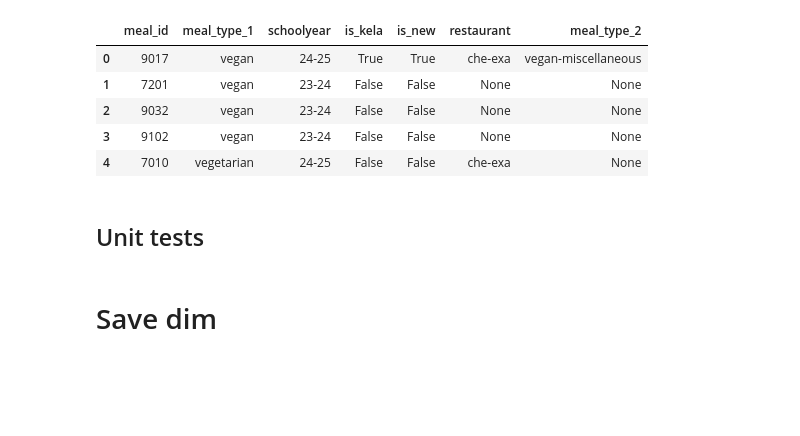
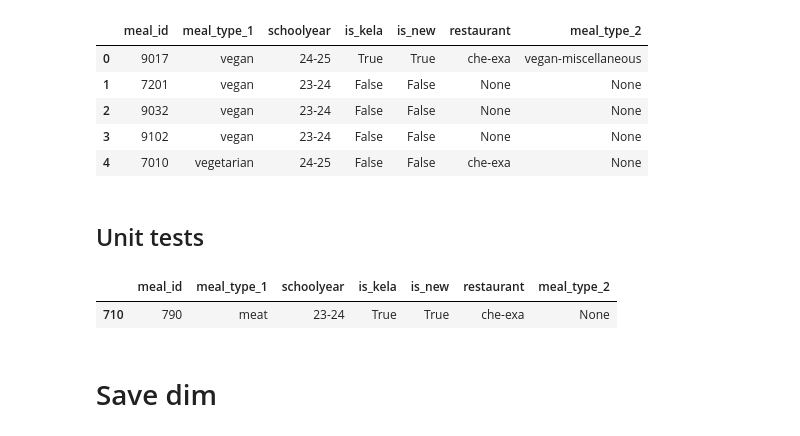
Before and after one commit to Food-Waste-Optimization/Food-Waste-Optimization, a Jupyter notebook: notebooks/phase_4/1_extract_dims/dim_meals.ipynb, the cells around one changed output. Cells and saved outputs as stored; diff of their text form; code cells hidden in the pictures; blank space fills up the shorter version.

Commit message:
Remove unnecessary code and fix duplication in code of creating meals and meal names

```diff
--- a/notebooks/phase_4/1_extract_dims/dim_meals.ipynb
+++ b/notebooks/phase_4/1_extract_dims/dim_meals.ipynb
@@ -453,7 +452,0 @@ for meal_other in menus.itertuples():
-# %%
-for meal in meals.values():
-    if meal['meal_id'] == 790:
-        print("found")
-        break
-
-meal
@@ -857,7 +666,12 @@ meals.head()
 tmp = meal_names.copy()
 
 tmp['panini'] = tmp['meal'].str.lower().str.contains('panini').apply(lambda x: 'panini' if x is True else None)
-tmp.drop(columns='meal', inplace=True)
+tmp = (
+    tmp.groupby('meal_id')
+    .first()
+    .reset_index()
+    .drop(columns='meal')
+)
 
 
 meals = (
@@ -880,3 +698,8 @@ meals.head()
+# %%
+meals[meals['meal_id'] == 790.0]
+# %% [output]
+|  | meal_id | meal_type_1 | schoolyear | is_kela | is_new | restaurant | meal_type_2 |
+| 710 | 790 | meat | 23-24 | True | True | che-exa | None |
 # %%
 tmp = (
     menus
```
Also changed, not shown: parts of 10 cells of this notebook.
